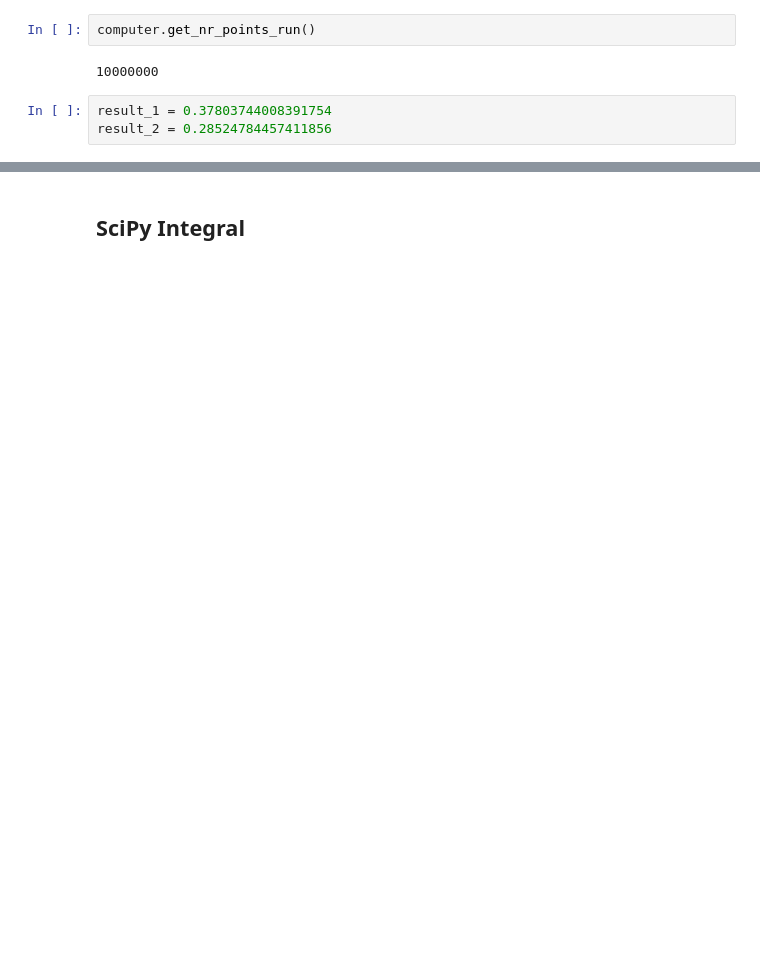
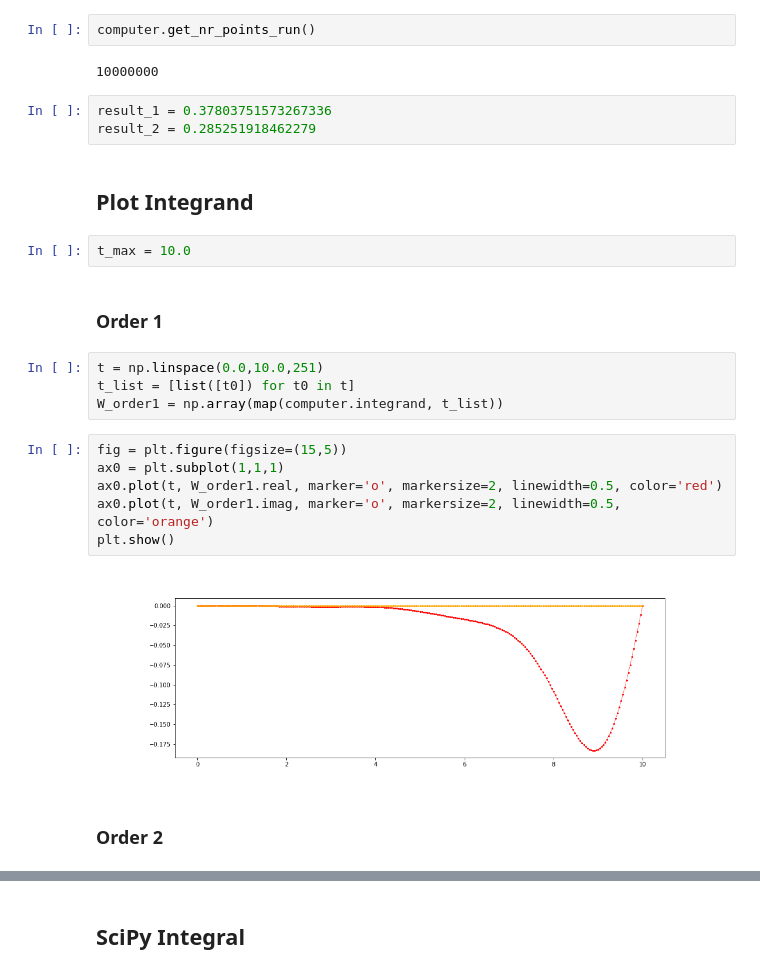
Before and after one commit to macekmar/keldy, a Jupyter notebook: notebooks/Keldy-Impurity-OneBand-Plasma.ipynb, the cells around one changed output, grey strips where cells are left out. Drawn from its saved outputs; the diff is of its cells as text; blank space fills up the shorter version.

```diff
--- a/notebooks/Keldy-Impurity-OneBand-Plasma.ipynb
+++ b/notebooks/Keldy-Impurity-OneBand-Plasma.ipynb
@@ -367,5 +175,25 @@ computer.get_nr_points_run()
 # %% [output]
 10000000
 # %%
-result_1 = 0.37803744008391754
-result_2 = 0.28524784457411856
+result_1 = 0.37803751573267336
+result_2 = 0.285251918462279
+# %% [markdown]
+## Plot Integrand
+# %%
+t_max = 10.0
+# %% [markdown]
+### Order 1
+# %%
+t = np.linspace(0.0,10.0,251)
+t_list = [list([t0]) for t0 in t]
+W_order1 = np.array(map(computer.integrand, t_list))
+# %%
+fig = plt.figure(figsize=(15,5))
+ax0 = plt.subplot(1,1,1)
+ax0.plot(t, W_order1.real, marker='o', markersize=2, linewidth=0.5, color='red')
+ax0.plot(t, W_order1.imag, marker='o', markersize=2, linewidth=0.5, color='orange')
+plt.show()
+# %% [output]
+[figure, added]
+# %% [markdown]
+### Order 2
```
Also changed, not shown: parts of 43 cells of this notebook.
